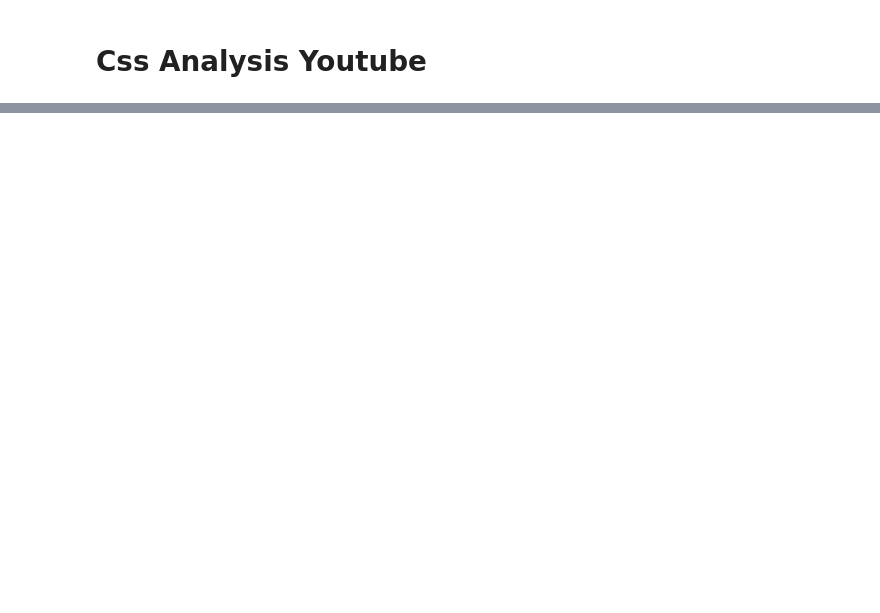
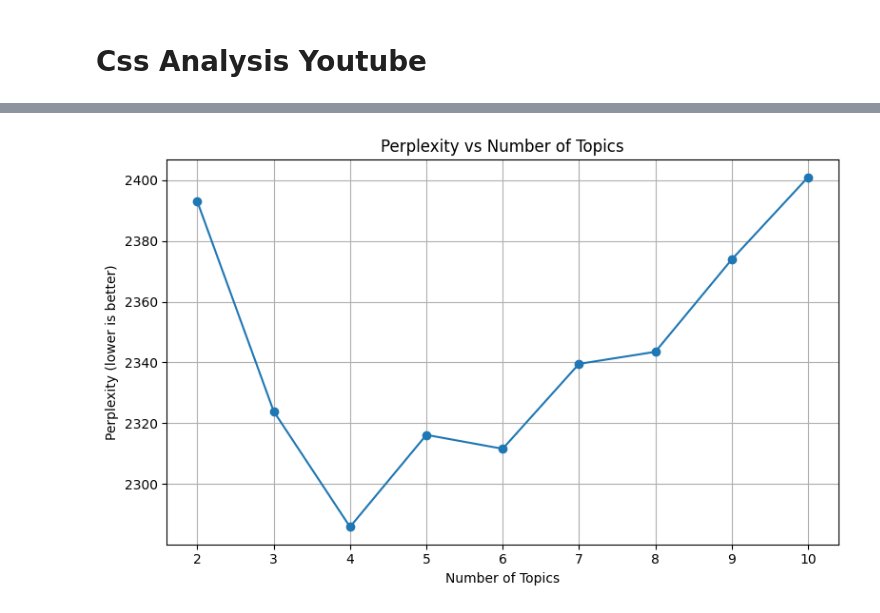
Before and after one commit to CrispyCocaBoy/css_analysis, a Jupyter notebook: analysis.ipynb, the cells around one changed output, grey strips where cells are left out. Saved outputs shown, nothing was run; the diff lists cells and outputs as text; code cells hidden in the pictures; blank space fills up the shorter version.

```diff
--- a/analysis.ipynb
+++ b/analysis.ipynb
@@ -79,0 +315,3 @@ comment_video_graph
+# %%
+df_complete = pd.read_csv("data_retrival/final_dataset.csv").dropna()
+df_complete
@@ -79,0 +460,69 @@ comment_video_graph
+# %%
+import pandas as pd
+import nltk
+from nltk.corpus import stopwords
+from nltk.tokenize import word_tokenize
+from sklearn.feature_extraction.text import CountVectorizer
+from sklearn.decomposition import LatentDirichletAllocation
+from joblib import Parallel, delayed
+import matplotlib.pyplot as plt
+from tqdm import tqdm
+
+# Scarica risorse
+nltk.download("punkt")
+nltk.download("stopwords")
+stop_words = set(stopwords.words("english"))
+
+# Preprocessing
+def preprocess(text):
+    tokens = word_tokenize(text.lower())
+    return " ".join([t for t in tokens if t.isalpha() and t not in stop_words])
+
+# Caricamento e preprocessing
+df_subset = df_complete.copy()
+tqdm.pandas(desc="🔄 Preprocessing")
+df_subset["clean_text"] = df_subset["text"].astype(str).progress_apply(preprocess)
+
+# Bag of Words
+vectorizer = CountVectorizer(max_df=0.95, min_df=2, stop_words="english")
+doc_term_matrix = vectorizer.fit_transform(df_subset["clean_text"])
+
+# Range di topic da testare
+ks = list(range(2, 11))
+
+# Funzione per addestrare e calcolare la perplexity
+def evaluate_model(k):
+    lda = LatentDirichletAllocation(
+        n_components=k,
+        random_state=42,
+        doc_topic_prior=0.1,
+        topic_word_prior=0.1,
+        n_jobs=-1  # anche l'addestramento LDA è parallelo
+    )
+    lda.fit(doc_term_matrix)
+    return k, lda.perplexity(doc_term_matrix)
+
+# Parallelizzazione
+results_topic_search = Parallel(n_jobs=-1)(
+    delayed(evaluate_model)(k) for k in tqdm(ks, desc="⚙️ Grid Search (parallel)")
+)
+
+# Ordina e separa
+results_topic_search.sort()
+ks_sorted, perplexities = zip(*results)
+
+# Stampa risultati
+print("\n📊 Risultati:")
+for k, p in results:
+    print(f"🔹 Topic={k} → Perplexity={p:.2f}")
+
+# Plot
+plt.figure(figsize=(8, 5))
+plt.plot(ks_sorted, perplexities, marker="o")
+plt.title("Perplexity vs Number of Topics")
+plt.xlabel("Number of Topics")
+plt.ylabel("Perplexity (lower is better)")
+plt.grid(True)
+plt.tight_layout()
+plt.show()
+# %% [output]
@@ -79,0 +545 @@ comment_video_graph
+[figure, added]
```
Also changed, not shown: parts of 31 cells of this notebook, 14 other files.
